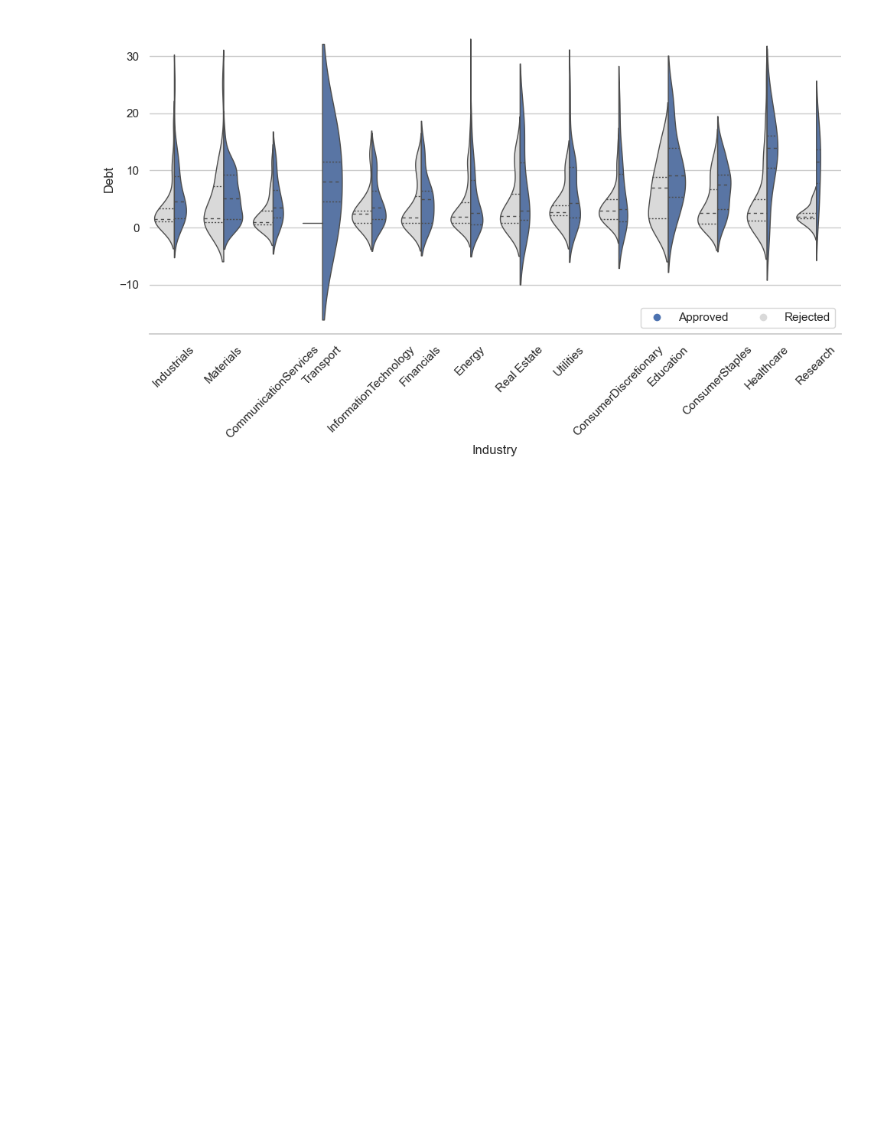
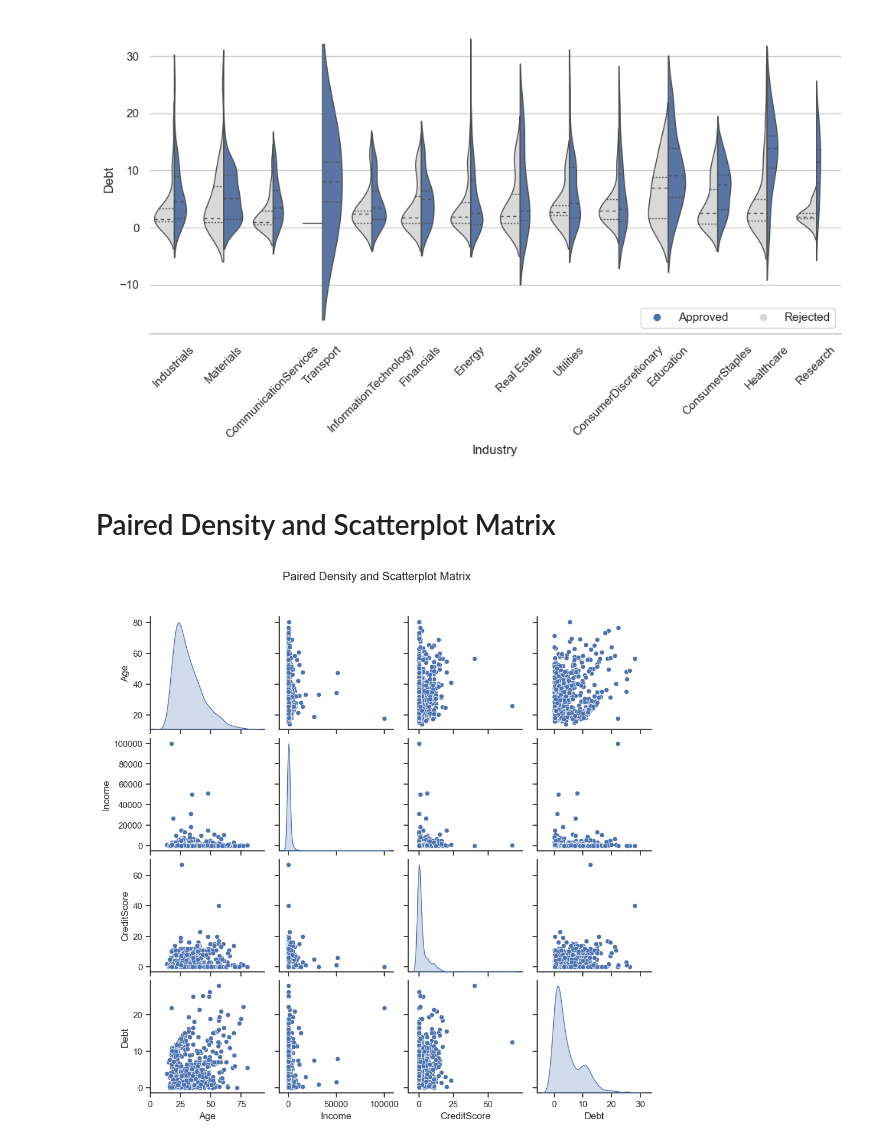
Before and after one commit to georgemcculloch/Data-Viz, a Jupyter notebook: Credit-Card-Approvals/ccdf.ipynb, the cells around one changed output. Cells and saved outputs as stored; diff of their text form; code cells hidden in the pictures; blank space fills up the shorter version.

Commit message:
paired density and scatterplot

```diff
--- a/Credit-Card-Approvals/ccdf.ipynb
+++ b/Credit-Card-Approvals/ccdf.ipynb
@@ -145,3 +145,17 @@ plt.tight_layout()
 plt.show()
 # %% [output]
 [figure]
+# %% [markdown]
+# Paired Density and Scatterplot Matrix
+# %%
+subset_columns = ['Age', 'Income', 'CreditScore', 'Debt']
+subset_df = df[subset_columns]
+
+sns.set(style='ticks')
+sns.pairplot(subset_df, kind='scatter', diag_kind='kde')
+
+plt.subplots_adjust(top=0.9)
+plt.suptitle('Paired Density and Scatterplot Matrix')
+plt.show()
+# %% [output]
+[figure, added]
```
Also changed, not shown: parts of 4 cells of this notebook, 4 other files.
